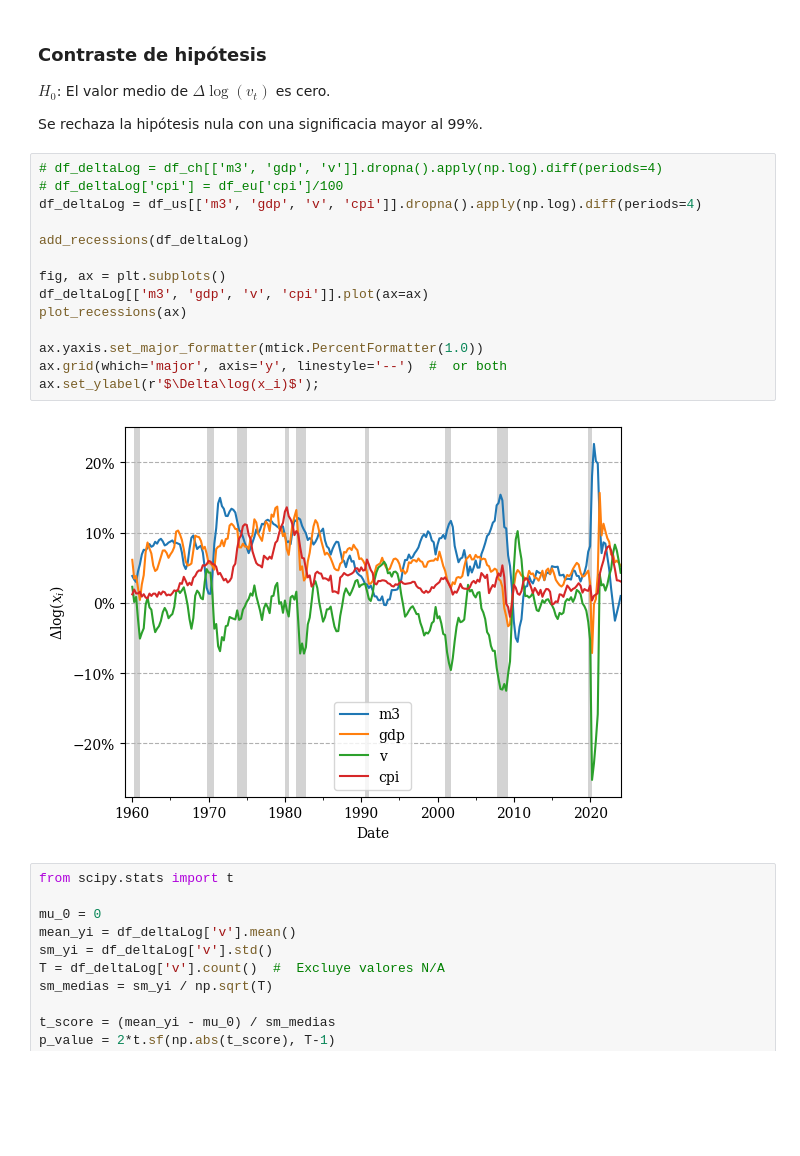
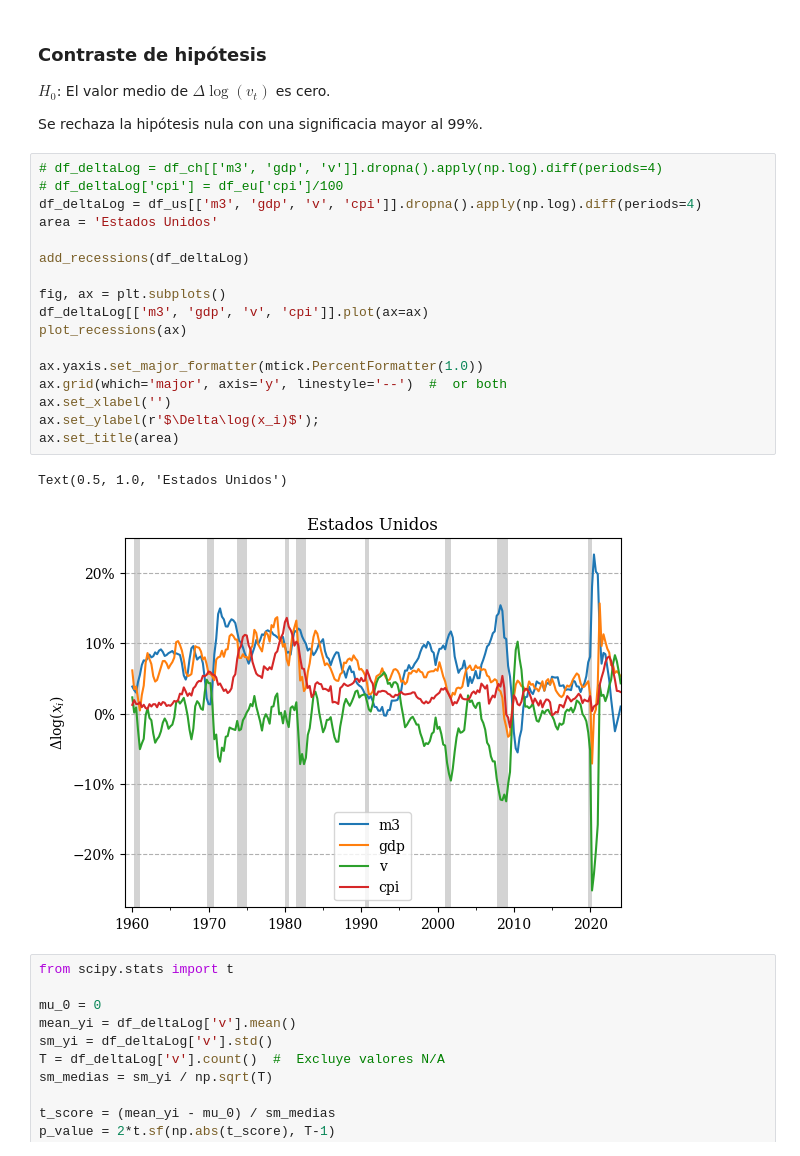
Before and after one commit to MiguelPuntoEs/money-growth, a Jupyter notebook: money-growth.ipynb, the cells around one changed output. Saved outputs shown, nothing was run; the diff lists cells and outputs as text; blank space fills up the shorter version.

```diff
--- a/money-growth.ipynb
+++ b/money-growth.ipynb
@@ -286,19 +306,23 @@ Se rechaza la hipótesis nula con una significacia mayor al 99%.
 # %%
 # df_deltaLog = df_ch[['m3', 'gdp', 'v']].dropna().apply(np.log).diff(periods=4)
 # df_deltaLog['cpi'] = df_eu['cpi']/100
 df_deltaLog = df_us[['m3', 'gdp', 'v', 'cpi']].dropna().apply(np.log).diff(periods=4)
+area = 'Estados Unidos'
 
 add_recessions(df_deltaLog)
 
 fig, ax = plt.subplots()
 df_deltaLog[['m3', 'gdp', 'v', 'cpi']].plot(ax=ax)
 plot_recessions(ax)
 
 ax.yaxis.set_major_formatter(mtick.PercentFormatter(1.0))
 ax.grid(which='major', axis='y', linestyle='--')  #  or both
+ax.set_xlabel('')
 ax.set_ylabel(r'$\Delta\log(x_i)$');
+ax.set_title(area)
 # %% [output]
+Text(0.5, 1.0, 'Estados Unidos')
-[figure, old version]
+[figure, new version]
 # %%
 from scipy.stats import t
 
```
Also changed, not shown: parts of 12 cells of this notebook, 3 other files.
